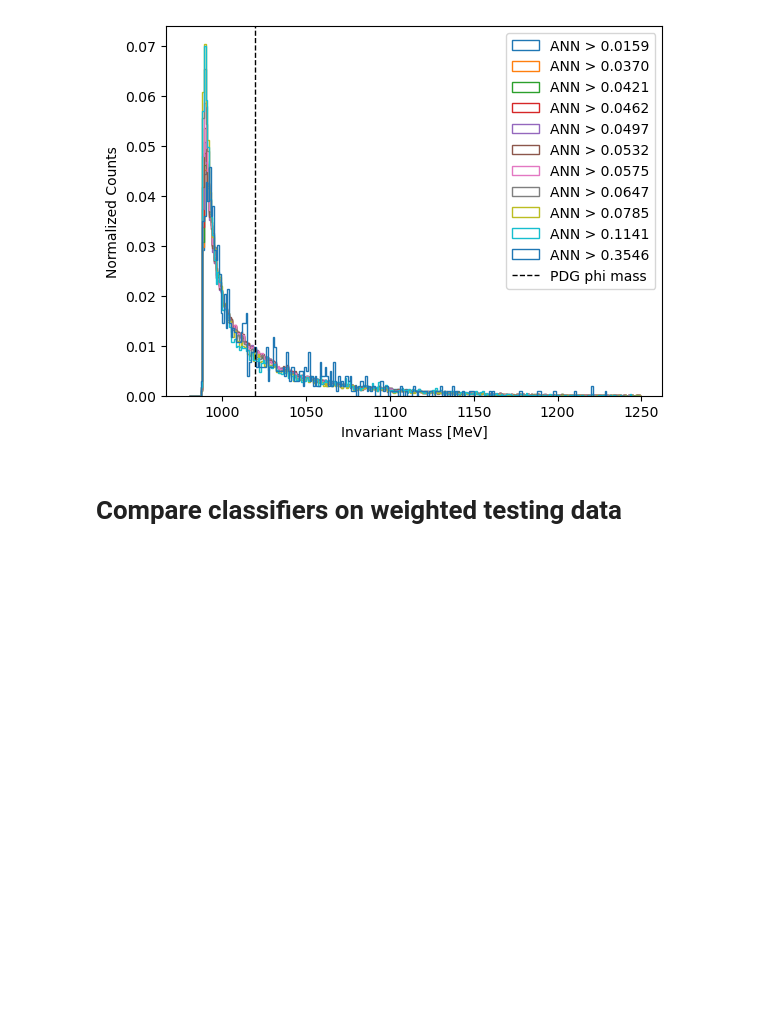
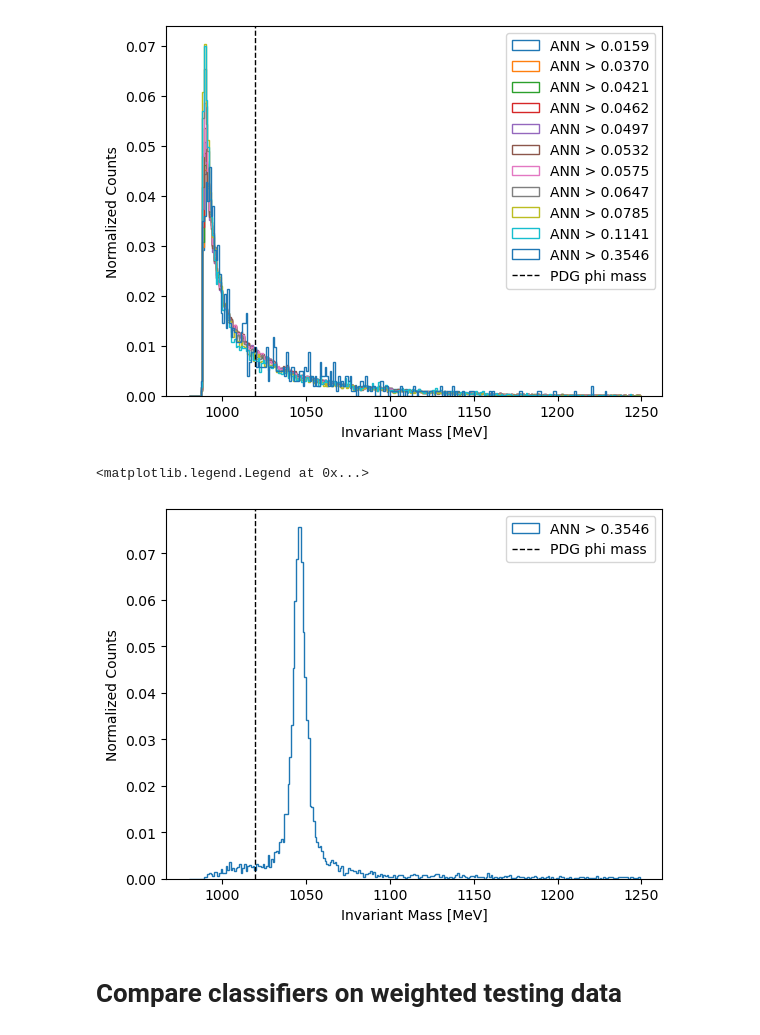
Before and after one commit to mghrear/pivoting-ANN, a Jupyter notebook: compare_models_1pt05_kaon.ipynb, the cells around one changed output. Cells and saved outputs as stored; diff of their text form; code cells hidden in the pictures; blank space fills up the shorter version.

```diff
--- a/compare_models_1pt05_kaon.ipynb
+++ b/compare_models_1pt05_kaon.ipynb
@@ -353,6 +353,17 @@ plt.legend()
 # %% [output]
 <matplotlib.legend.Legend at 0x...>
 [figure]
+# %%
+plt.hist(test_df_phiKK.InvM*1000, bins=np.arange(980,1250,1), histtype='step', label=f'ANN > {sel:.4f}', density=True)
+
+
+plt.axvline(1019.461, color='k', linestyle='dashed', linewidth=1, label='PDG phi mass')
+plt.xlabel('Invariant Mass [MeV]')
+plt.ylabel('Normalized Counts')
+plt.legend()
+# %% [output]
+<matplotlib.legend.Legend at 0x...>
+[figure, added]
 # %% [markdown]
 # Compare classifiers on weighted testing data
 # %%
```
Also changed, not shown: parts of 2 cells of this notebook, 13 other files.
